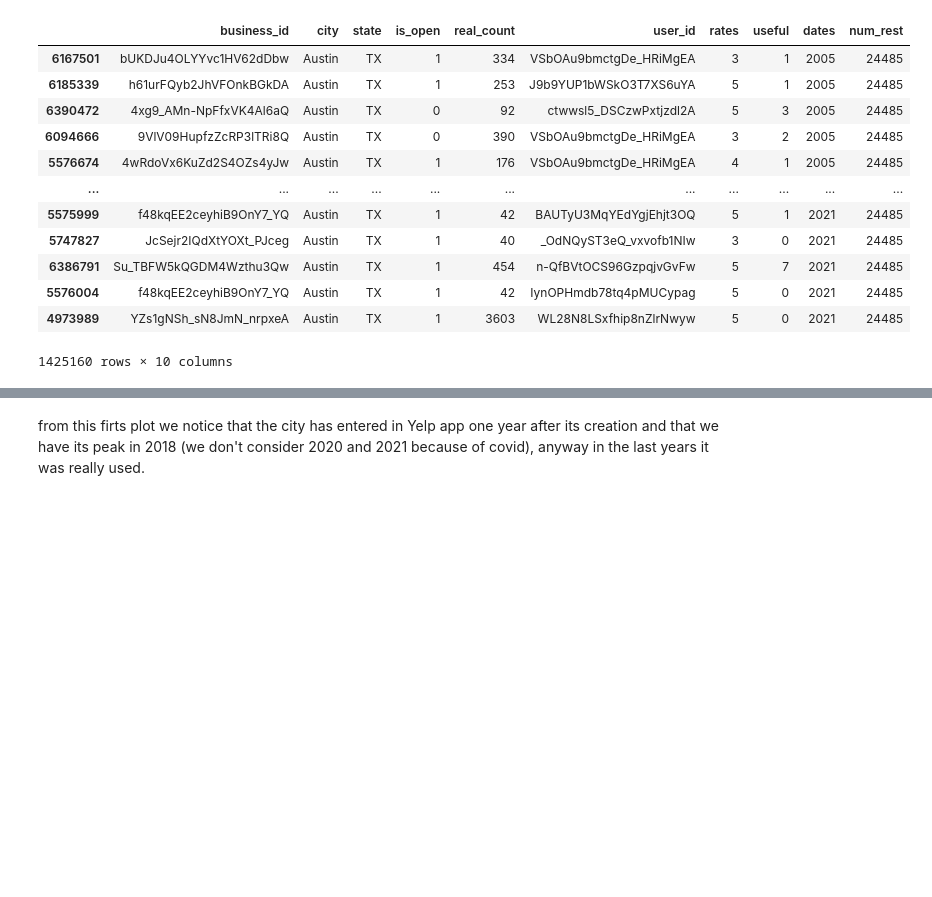
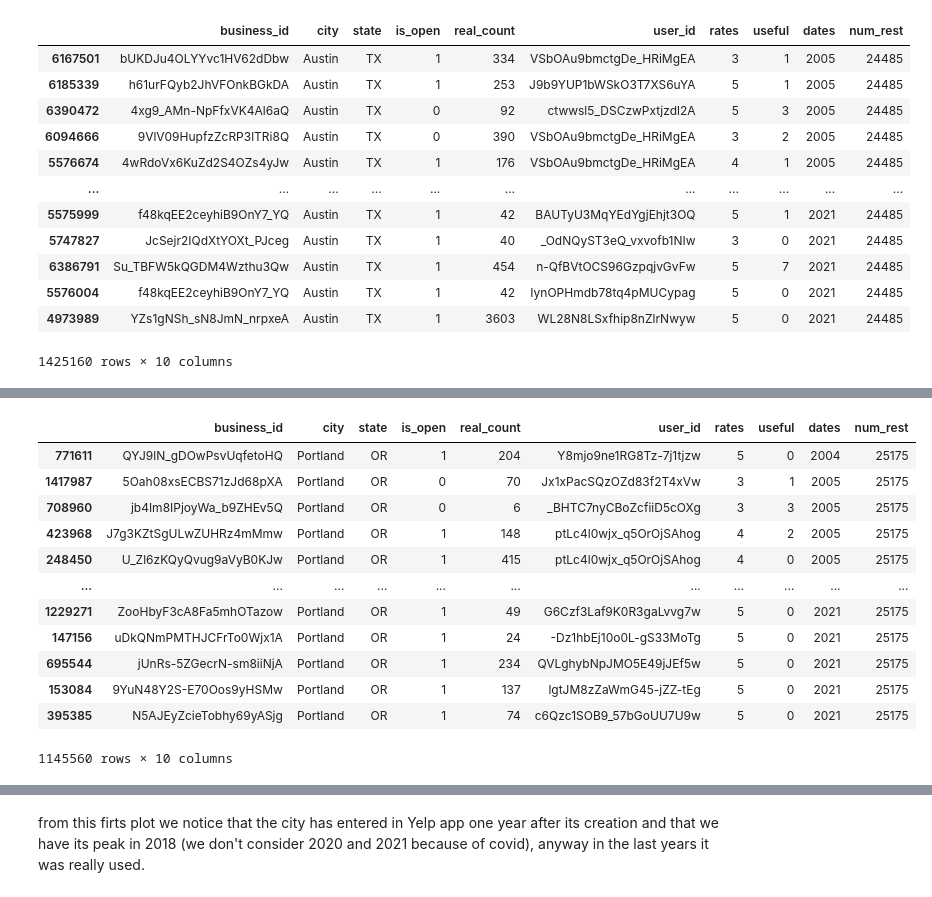
Before and after one commit to lucarossi9/Statistical-computation-project-2, a Jupyter notebook: time_space_analysis.ipynb, the cells around one changed output, grey strips where cells are left out. Drawn from its saved outputs; the diff is of its cells as text; code cells hidden in the pictures; blank space fills up the shorter version.

```diff
--- a/time_space_analysis.ipynb
+++ b/time_space_analysis.ipynb
@@ -740 +762,19 @@ Austin
+# %%
+Portland=real_states[real_states['city']=='Portland']
+Portland=Portland.sort_values(by='dates',ascending=True)
+Portland
+# %% [output]
+|  | business_id | city | state | is_open | real_count | user_id | rates | useful | dates | num_rest |
+| 771611 | QYJ9lN_gDOwPsvUqfetoHQ | Portland | OR | 1 | 204 | Y8mjo9ne1RG8Tz-7j1tjzw | 5 | 0 | 2004 | 25175 |
+| 1417987 | 5Oah08xsECBS71zJd68pXA | Portland | OR | 0 | 70 | Jx1xPacSQzOZd83f2T4xVw | 3 | 1 | 2005 | 25175 |
+| 708960 | jb4Im8IPjoyWa_b9ZHEv5Q | Portland | OR | 0 | 6 | _BHTC7nyCBoZcfiiD5cOXg | 3 | 3 | 2005 | 25175 |
+| 423968 | J7g3KZtSgULwZUHRz4mMmw | Portland | OR | 1 | 148 | ptLc4l0wjx_q5OrOjSAhog | 4 | 2 | 2005 | 25175 |
+| 248450 | U_Zl6zKQyQvug9aVyB0KJw | Portland | OR | 1 | 415 | ptLc4l0wjx_q5OrOjSAhog | 4 | 0 | 2005 | 25175 |
+| ... | ... | ... | ... | ... | ... | ... | ... | ... | ... | ... |
+| 1229271 | ZooHbyF3cA8Fa5mhOTazow | Portland | OR | 1 | 49 | G6Czf3Laf9K0R3gaLvvg7w | 5 | 0 | 2021 | 25175 |
+| 147156 | uDkQNmPMTHJCFrTo0Wjx1A | Portland | OR | 1 | 24 | -Dz1hbEj10o0L-gS33MoTg | 5 | 0 | 2021 | 25175 |
+| 695544 | jUnRs-5ZGecrN-sm8iiNjA | Portland | OR | 1 | 234 | QVLghybNpJMO5E49jJEf5w | 5 | 0 | 2021 | 25175 |
+| 153084 | 9YuN48Y2S-E70Oos9yHSMw | Portland | OR | 1 | 137 | lgtJM8zZaWmG45-jZZ-tEg | 5 | 0 | 2021 | 25175 |
+| 395385 | N5AJEyZcieTobhy69yASjg | Portland | OR | 1 | 74 | c6Qzc1SOB9_57bGoUU7U9w | 5 | 0 | 2021 | 25175 |
+1145560 rows × 10 columns
 # %%
```
Also changed, not shown: parts of 17 cells of this notebook.
